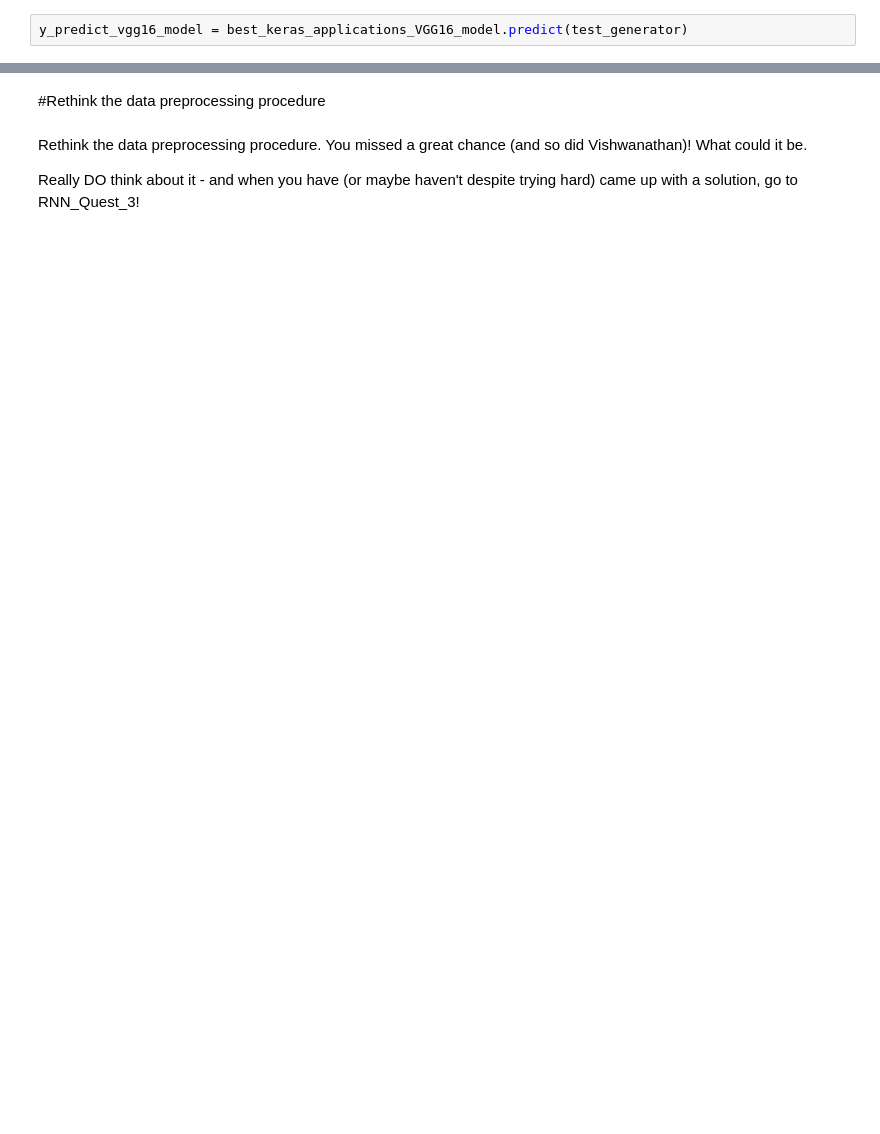
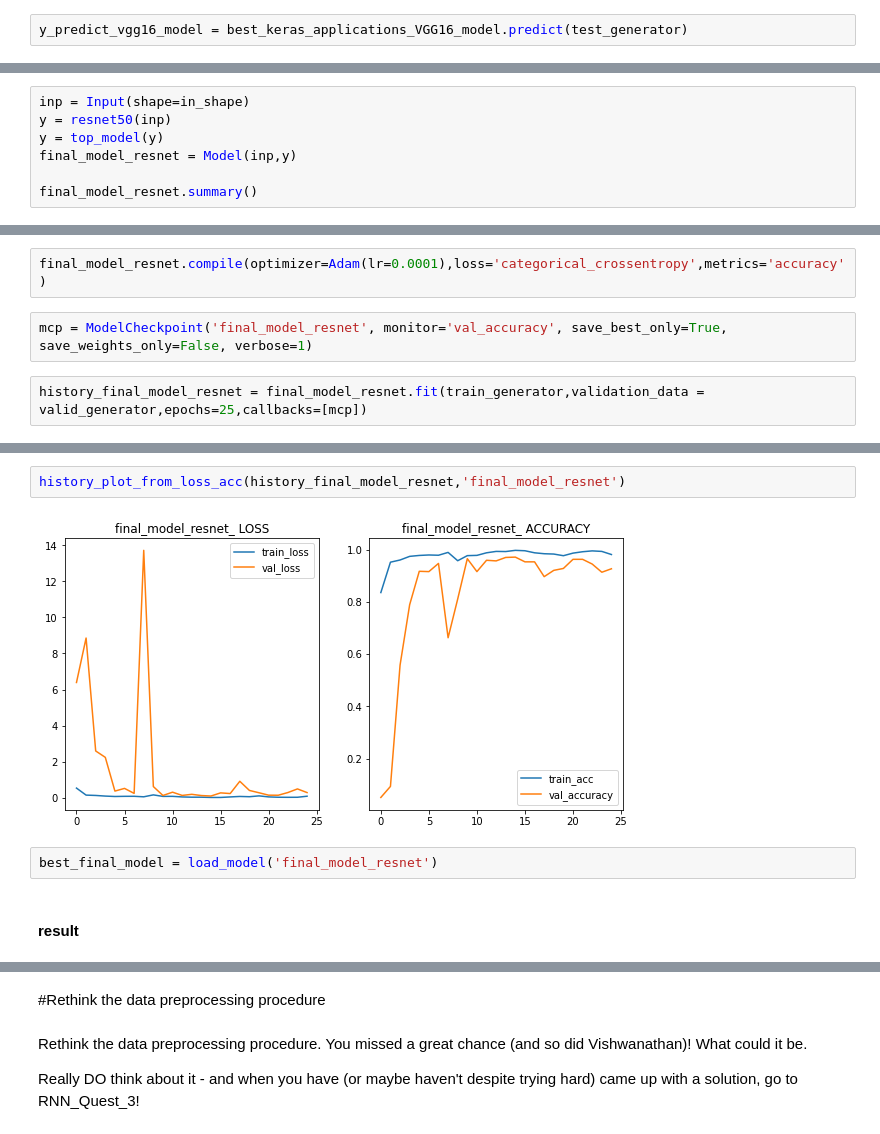
Before and after one commit to martinfinis/HelloCodeSchoolProject, a Jupyter notebook: RNN_Quest_2_Martin.ipynb, the cells around one changed output, grey strips where cells are left out. Cells and saved outputs as stored; diff of their text form; blank space fills up the shorter version.

```diff
--- a/RNN_Quest_2_Martin.ipynb
+++ b/RNN_Quest_2_Martin.ipynb
@@ -834,0 +940,7 @@ ValueError: ignored
+# %%
+inp = Input(shape=in_shape)
+y = resnet50(inp)
+y = top_model(y)
+final_model_resnet = Model(inp,y)
+
+final_model_resnet.summary()
@@ -834,0 +962,6 @@ ValueError: ignored
+# %%
+final_model_resnet.compile(optimizer=Adam(lr=0.0001),loss='categorical_crossentropy',metrics='accuracy')
+# %%
+mcp = ModelCheckpoint('final_model_resnet', monitor='val_accuracy', save_best_only=True, save_weights_only=False, verbose=1)
+# %%
+history_final_model_resnet = final_model_resnet.fit(train_generator,validation_data = valid_generator,epochs=25,callbacks=[mcp])
@@ -834,0 +986,8 @@ ValueError: ignored
+# %%
+history_plot_from_loss_acc(history_final_model_resnet,'final_model_resnet')
+# %% [output]
+[figure, added]
+# %%
+best_final_model = load_model('final_model_resnet')
+# %% [markdown]
+#### result
```
Also changed, not shown: parts of 48 cells of this notebook.
